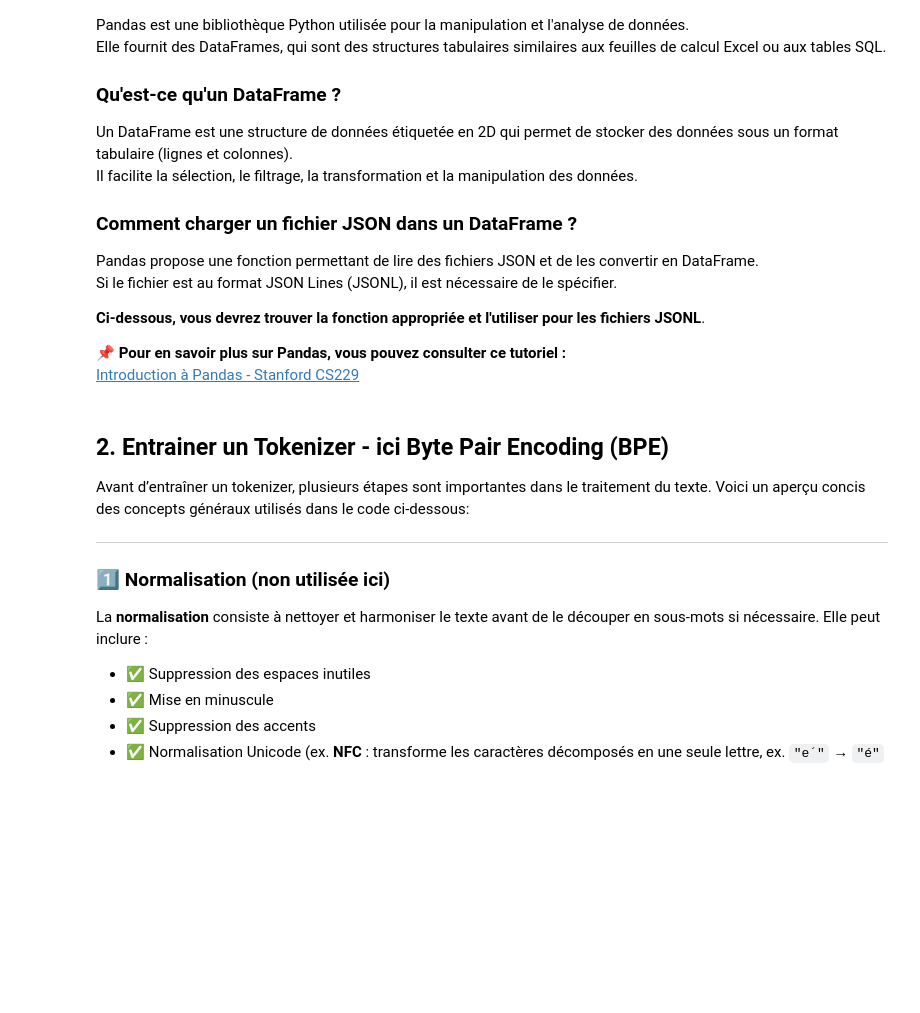
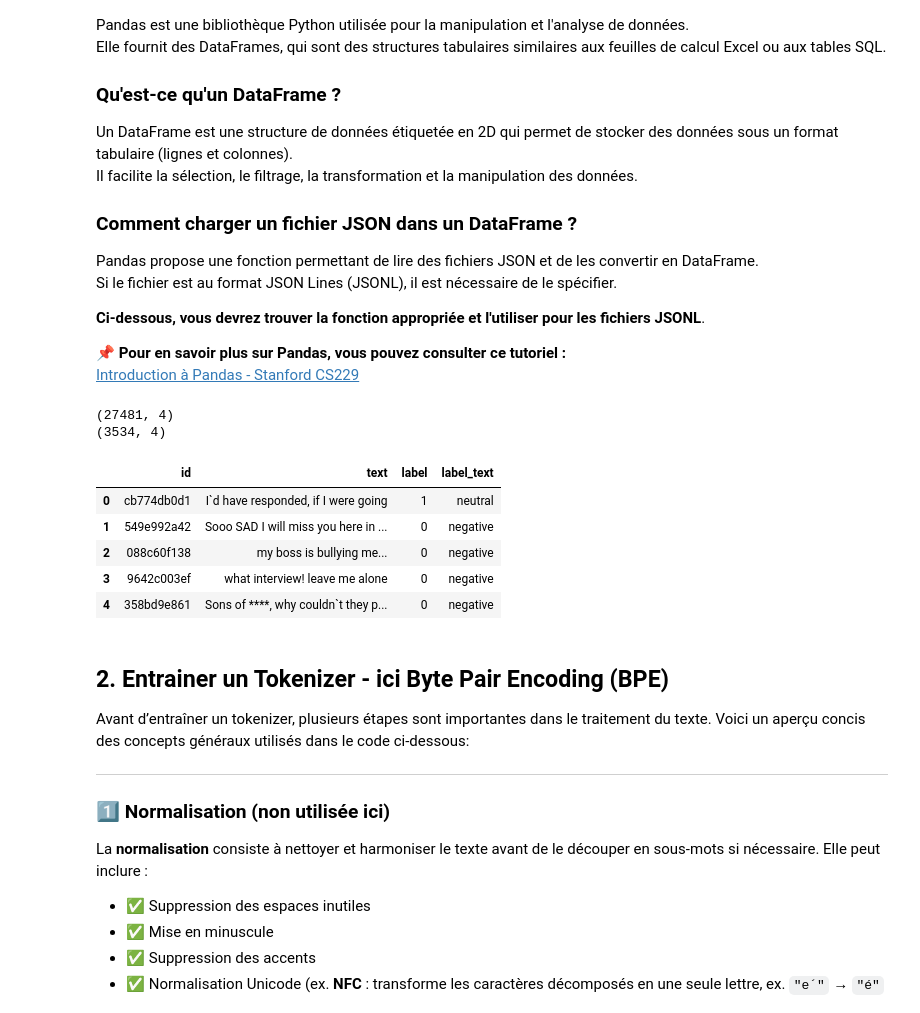
Before and after one commit to MamadouSenghor/Traitement-automatique-des-langues-naturelles, a Jupyter notebook: Devoir3/IFT714_Devoir_3_partie_programmation.ipynb, the cells around one changed output. Cells and saved outputs as stored; diff of their text form; code cells hidden in the pictures; blank space fills up the shorter version.

```diff
--- a/Devoir3/IFT714_Devoir_3_partie_programmation.ipynb
+++ b/Devoir3/IFT714_Devoir_3_partie_programmation.ipynb
@@ -94,9 +101,25 @@ def load_dataset(file_path):
         DataFrame : Un DataFrame contenant le jeu de données.
     """
     # TODO : Remplacez None par le code permettant de charger le fichier JSONL d'entraînement dans un DataFrame
-    df = None
+    df = pd.read_json(file_path, lines=True)
 
     return df
+# %%
+train_df = load_dataset("train.jsonl")
+test_df = load_dataset("test.jsonl")
+
+print(train_df.shape)
+print(test_df.shape)
+train_df.head()
+# %% [output]
+(27481, 4)
+(3534, 4)
+|  | id | text | label | label_text |
+| 0 | cb774db0d1 | I`d have responded, if I were going | 1 | neutral |
+| 1 | 549e992a42 | Sooo SAD I will miss you here in ... | 0 | negative |
+| 2 | 088c60f138 | my boss is bullying me... | 0 | negative |
+| 3 | 9642c003ef | what interview! leave me alone | 0 | negative |
+| 4 | 358bd9e861 | Sons of ****, why couldn`t they p... | 0 | negative |
 # %% [markdown]
 ## 2. Entrainer un Tokenizer - ici Byte Pair Encoding (BPE)
 
```
Also changed, not shown: parts of 19 cells of this notebook, 1 other file.
